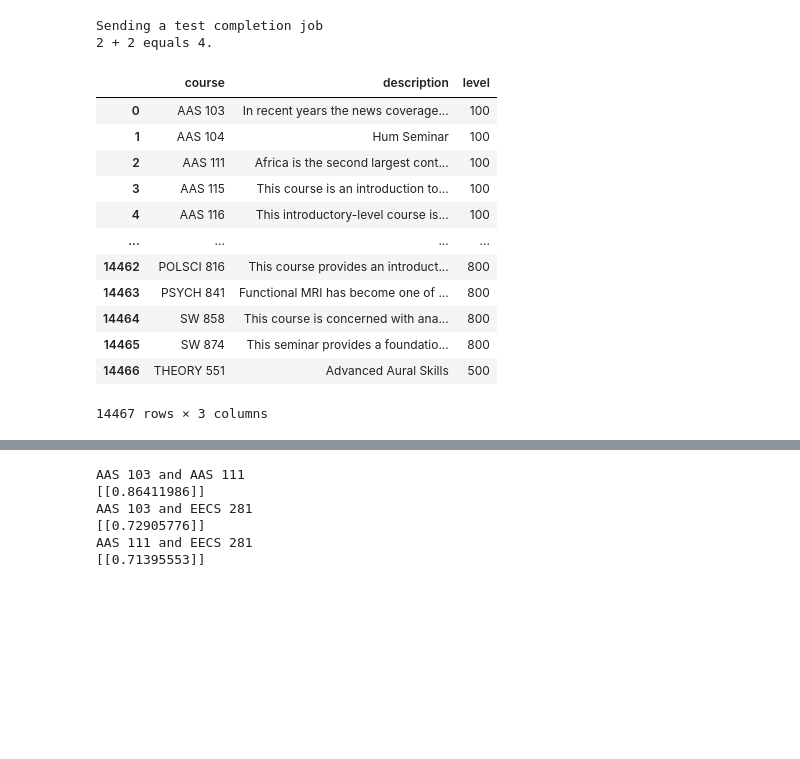
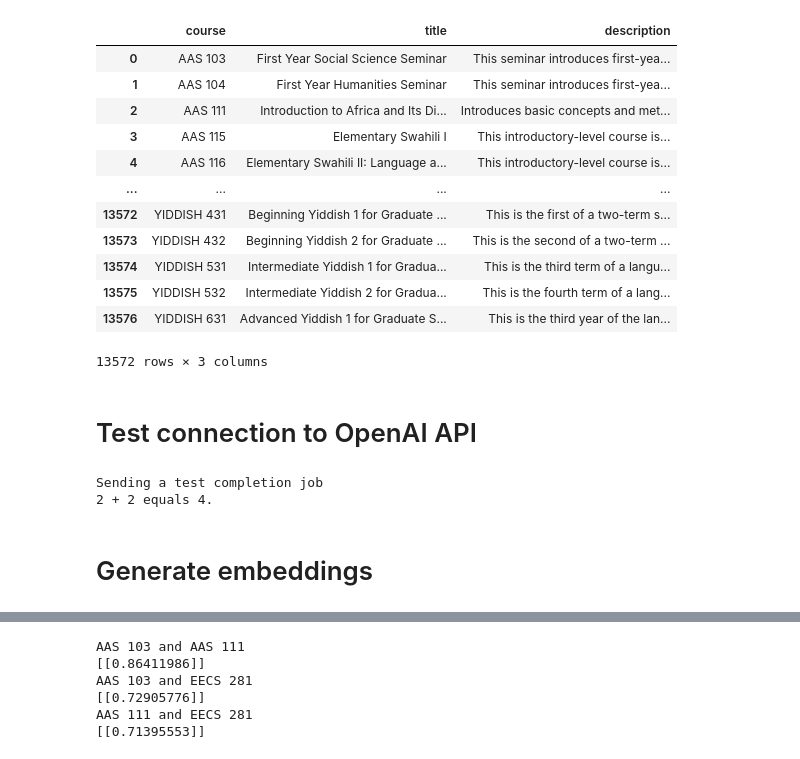
Before and after one commit to hughvd/UM-CAI-Fellowship, a Jupyter notebook: recommender/generateEmbeddings.ipynb, the cells around one changed output, grey strips where cells are left out. Cells and saved outputs as stored; diff of their text form; code cells hidden in the pictures; blank space fills up the shorter version.

```diff
--- a/recommender/generateEmbeddings.ipynb
+++ b/recommender/generateEmbeddings.ipynb
@@ -7,3 +22,24 @@ FileNotFoundError: [Errno 2] No such file or directory: 'C:\\Users\\hvand\\OneDr
+# %%
+df = df.rename(columns={'search': 'description'})
+df = df.drop('data', axis=1)
+df = df.dropna(subset=['description'])
+df
+# %% [output]
+|  | course | title | description |
+| 0 | AAS 103 | First Year Social Science Seminar | This seminar introduces first-yea... |
+| 1 | AAS 104 | First Year Humanities Seminar | This seminar introduces first-yea... |
+| 2 | AAS 111 | Introduction to Africa and Its Di... | Introduces basic concepts and met... |
+| 3 | AAS 115 | Elementary Swahili I | This introductory-level course is... |
+| 4 | AAS 116 | Elementary Swahili II: Language a... | This introductory-level course is... |
+| ... | ... | ... | ... |
+| 13572 | YIDDISH 431 | Beginning Yiddish 1 for Graduate ... | This is the first of a two-term s... |
+| 13573 | YIDDISH 432 | Beginning Yiddish 2 for Graduate ... | This is the second of a two-term ... |
+| 13574 | YIDDISH 531 | Intermediate Yiddish 1 for Gradua... | This is the third term of a langu... |
+| 13575 | YIDDISH 532 | Intermediate Yiddish 2 for Gradua... | This is the fourth term of a lang... |
+| 13576 | YIDDISH 631 | Advanced Yiddish 1 for Graduate S... | This is the third year of the lan... |
+13572 rows × 3 columns
+# %% [markdown]
+# Test connection to OpenAI API
 # %%
 from openai import AzureOpenAI
 import os
@@ -44,19 +80,5 @@ print(response.choices[0].message.content)
 # %% [output]
 Sending a test completion job
 2 + 2 equals 4.
-# %%
-df
-# %% [output]
-|  | course | description | level |
-| 0 | AAS 103 | In recent years the news coverage... | 100 |
-| 1 | AAS 104 | Hum Seminar | 100 |
-| 2 | AAS 111 | Africa is the second largest cont... | 100 |
-| 3 | AAS 115 | This course is an introduction to... | 100 |
-| 4 | AAS 116 | This introductory-level course is... | 100 |
-| ... | ... | ... | ... |
-| 14462 | POLSCI 816 | This course provides an introduct... | 800 |
-| 14463 | PSYCH 841 | Functional MRI has become one of ... | 800 |
-| 14464 | SW 858 | This course is concerned with ana... | 800 |
-| 14465 | SW 874 | This seminar provides a foundatio... | 800 |
-| 14466 | THEORY 551 | Advanced Aural Skills | 500 |
-14467 rows × 3 columns
+# %% [markdown]
+# Generate embeddings
```
Also changed, not shown: parts of 15 cells of this notebook, 1 other file.
